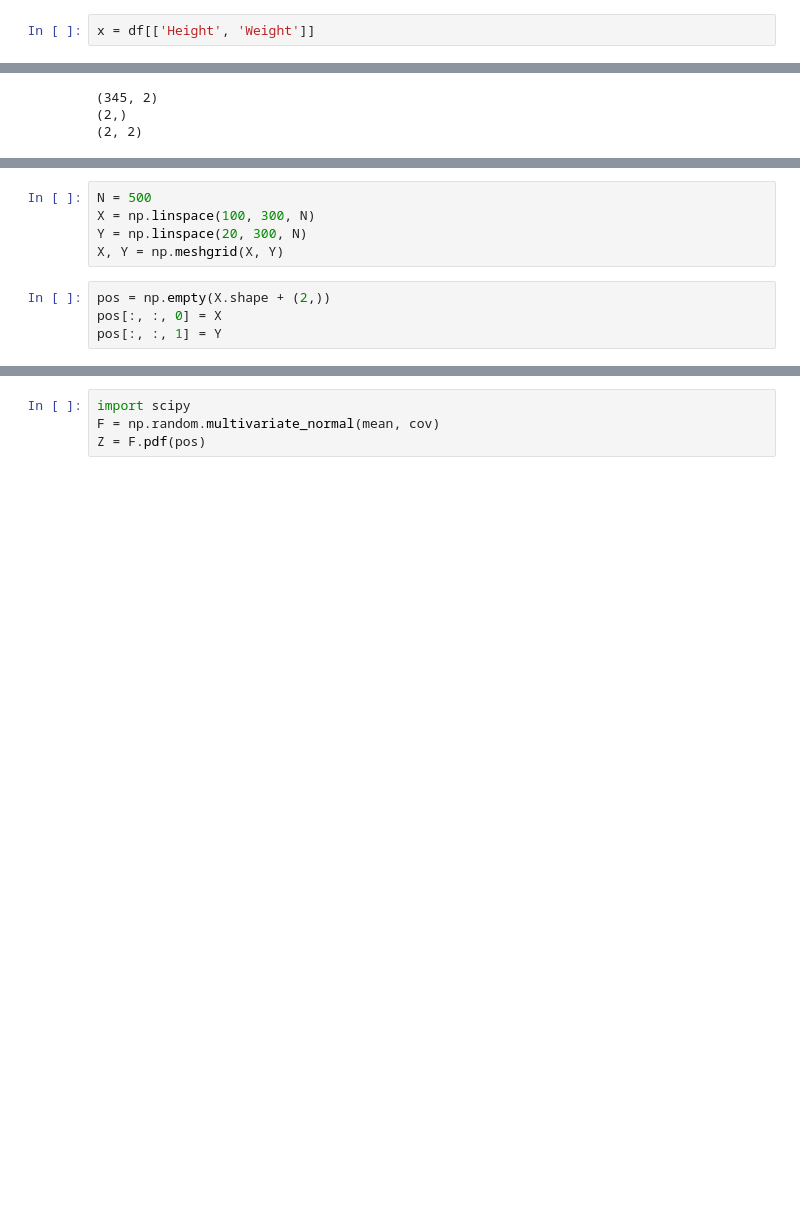
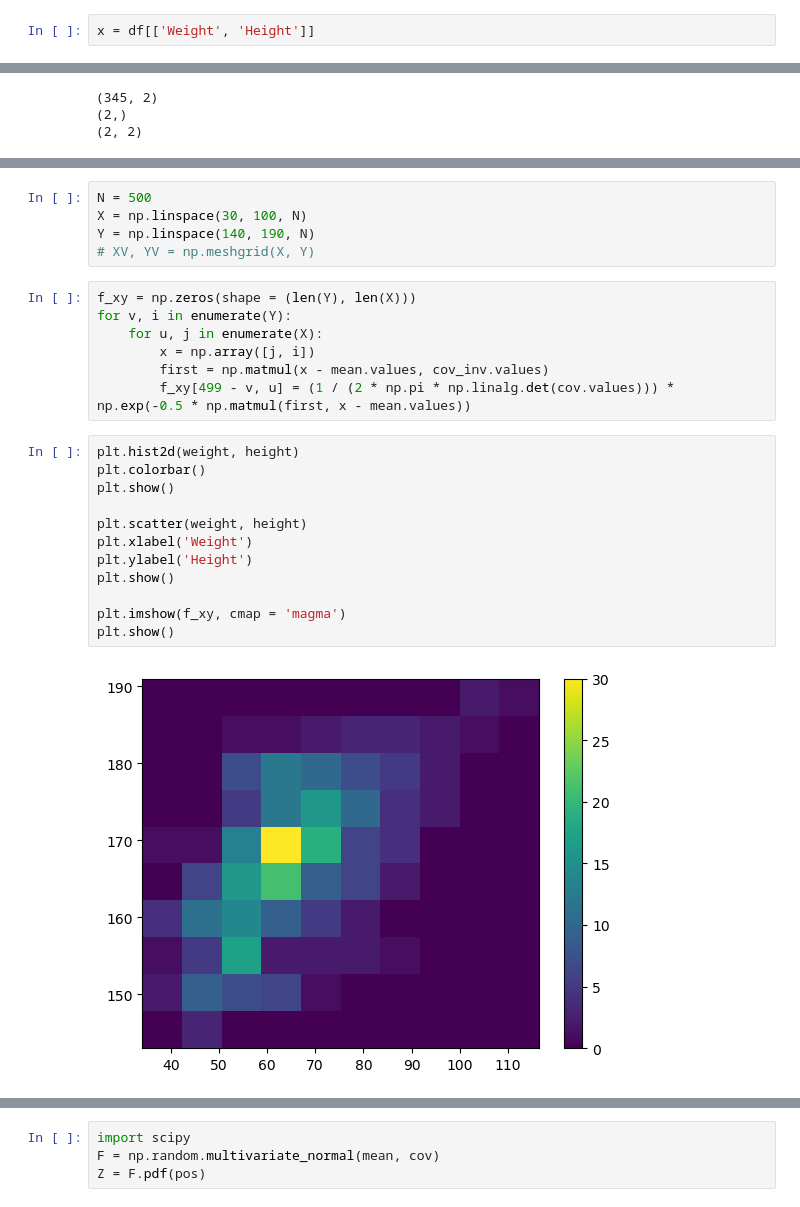
Before and after one commit to anirudhprabhakaran3/prml-lab, a Jupyter notebook: Lab 1/Lab 1.ipynb, the cells around one changed output, grey strips where cells are left out. Drawn from its saved outputs; the diff is of its cells as text; blank space fills up the shorter version.

```diff
--- a/Lab 1/Lab 1.ipynb
+++ b/Lab 1/Lab 1.ipynb
@@ -83,4 +77,4 @@ plt.show()
 # %%
-x = df[['Height', 'Weight']]
+x = df[['Weight', 'Height']]
 # %%
 mean = x.mean(axis=0)
@@ -116,9 +108,26 @@ np.exp(np.dot(np.dot(x-mean, cov_inv), (x-mean))).shape
 # %%
 N = 500
-X = np.linspace(100, 300, N)
-Y = np.linspace(20, 300, N)
-X, Y = np.meshgrid(X, Y)
+X = np.linspace(30, 100, N)
+Y = np.linspace(140, 190, N)
+# XV, YV = np.meshgrid(X, Y)
-# %%
-pos = np.empty(X.shape + (2,))
-pos[:, :, 0] = X
-pos[:, :, 1] = Y
+# %%
+f_xy = np.zeros(shape = (len(Y), len(X)))
+for v, i in enumerate(Y):
+    for u, j in enumerate(X):
+        x = np.array([j, i])
+        first = np.matmul(x - mean.values, cov_inv.values)
+        f_xy[499 - v, u] = (1 / (2 * np.pi * np.linalg.det(cov.values))) * np.exp(-0.5 * np.matmul(first, x - mean.values))
+# %%
+plt.hist2d(weight, height)
+plt.colorbar()
+plt.show()
+
+plt.scatter(weight, height)
+plt.xlabel('Weight')
+plt.ylabel('Height')
+plt.show()
+
+plt.imshow(f_xy, cmap = 'magma')
+plt.show()
+# %% [output]
+[figure, added]
```
Also changed, not shown: parts of 15 cells of this notebook.
